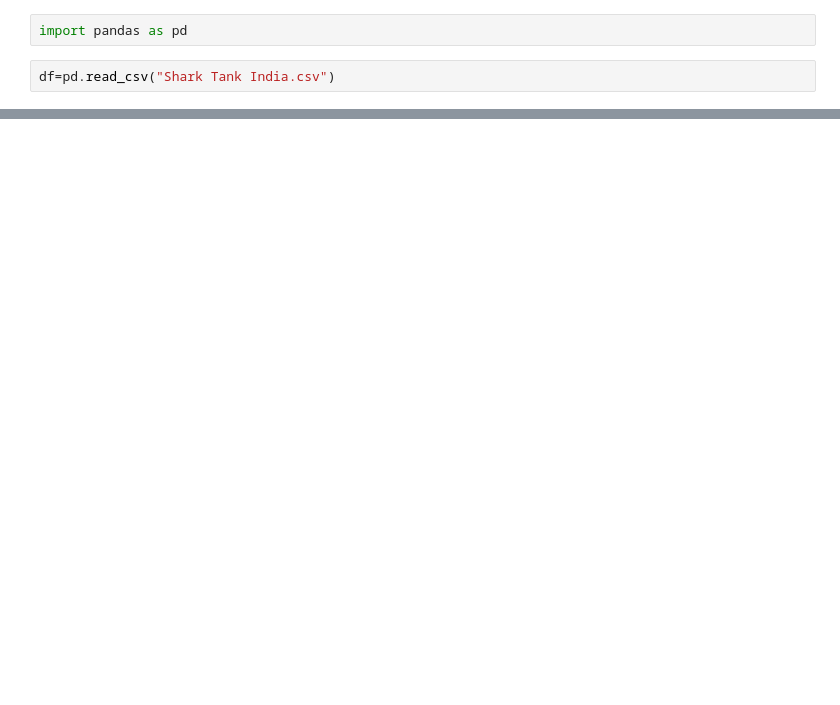
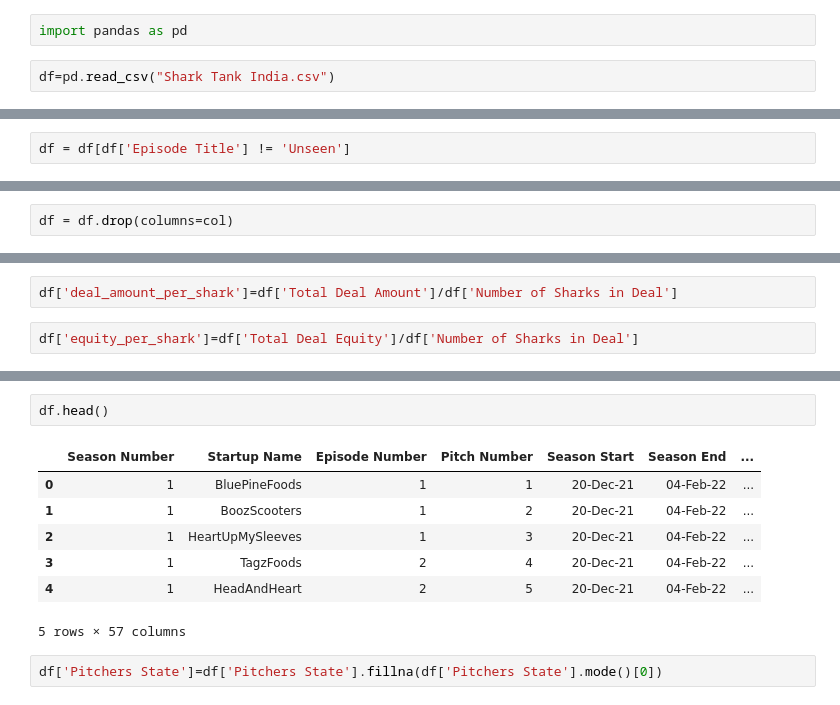
Before and after one commit to nissigracech/India-shark-tank, a Jupyter notebook: data_precrossessing.ipynb, the cells around one changed output, grey strips where cells are left out. Saved outputs shown, nothing was run; the diff lists cells and outputs as text; blank space fills up the shorter version.

```diff
--- a/data_precrossessing.ipynb
+++ b/data_precrossessing.ipynb
@@ -24,0 +27,2 @@ memory usage: 345.1+ KB
+# %%
+df = df[df['Episode Title'] != 'Unseen']
@@ -24,0 +49,2 @@ memory usage: 345.1+ KB
+# %%
+df = df.drop(columns=col)
@@ -24,0 +130,4 @@ memory usage: 345.1+ KB
+# %%
+df['deal_amount_per_shark']=df['Total Deal Amount']/df['Number of Sharks in Deal']
+# %%
+df['equity_per_shark']=df['Total Deal Equity']/df['Number of Sharks in Deal']
@@ -24,0 +154,12 @@ memory usage: 345.1+ KB
+# %%
+df.head()
+# %% [output]
+|  | Season Number | Startup Name | Episode Number | Pitch Number | Season Start | Season End | ... |
+| 0 | 1 | BluePineFoods | 1 | 1 | 20-Dec-21 | 04-Feb-22 | ... |
+| 1 | 1 | BoozScooters | 1 | 2 | 20-Dec-21 | 04-Feb-22 | ... |
+| 2 | 1 | HeartUpMySleeves | 1 | 3 | 20-Dec-21 | 04-Feb-22 | ... |
+| 3 | 1 | TagzFoods | 2 | 4 | 20-Dec-21 | 04-Feb-22 | ... |
+| 4 | 1 | HeadAndHeart | 2 | 5 | 20-Dec-21 | 04-Feb-22 | ... |
+5 rows × 57 columns
+# %%
+df['Pitchers State']=df['Pitchers State'].fillna(df['Pitchers State'].mode()[0])
```
Also changed, not shown: parts of 14 cells of this notebook, 2 other files.
